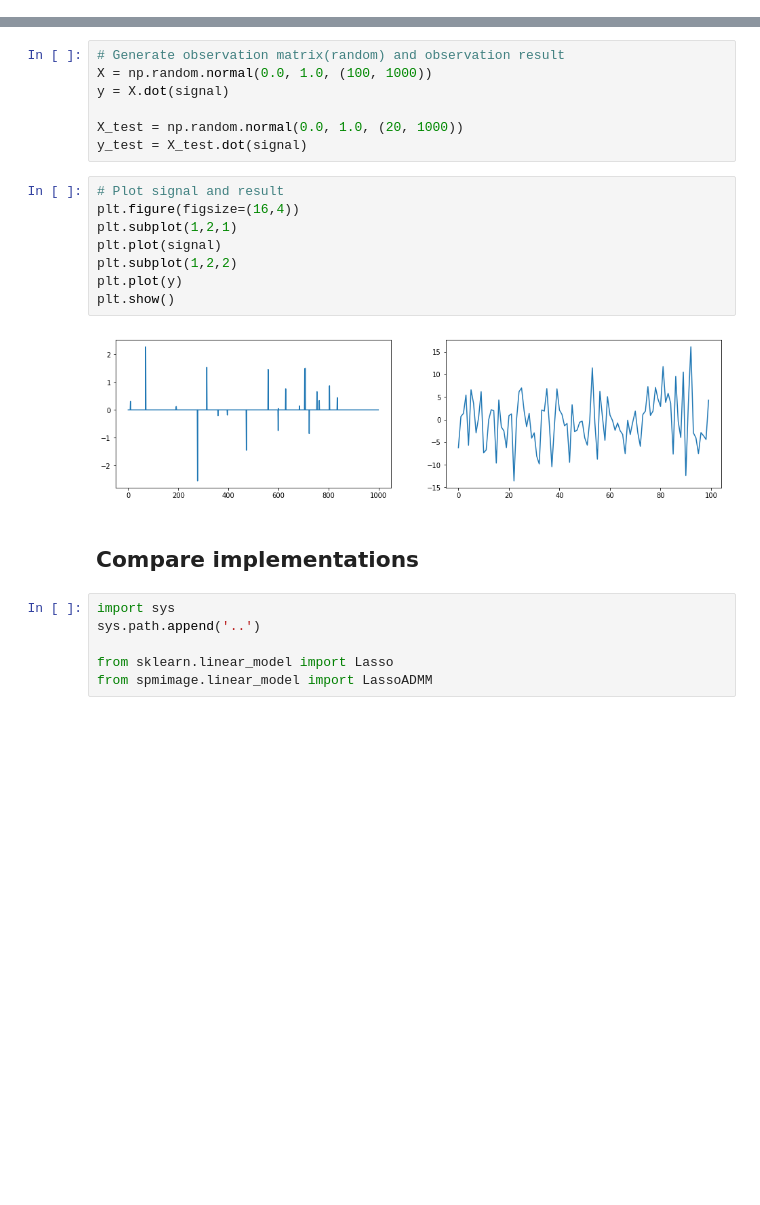
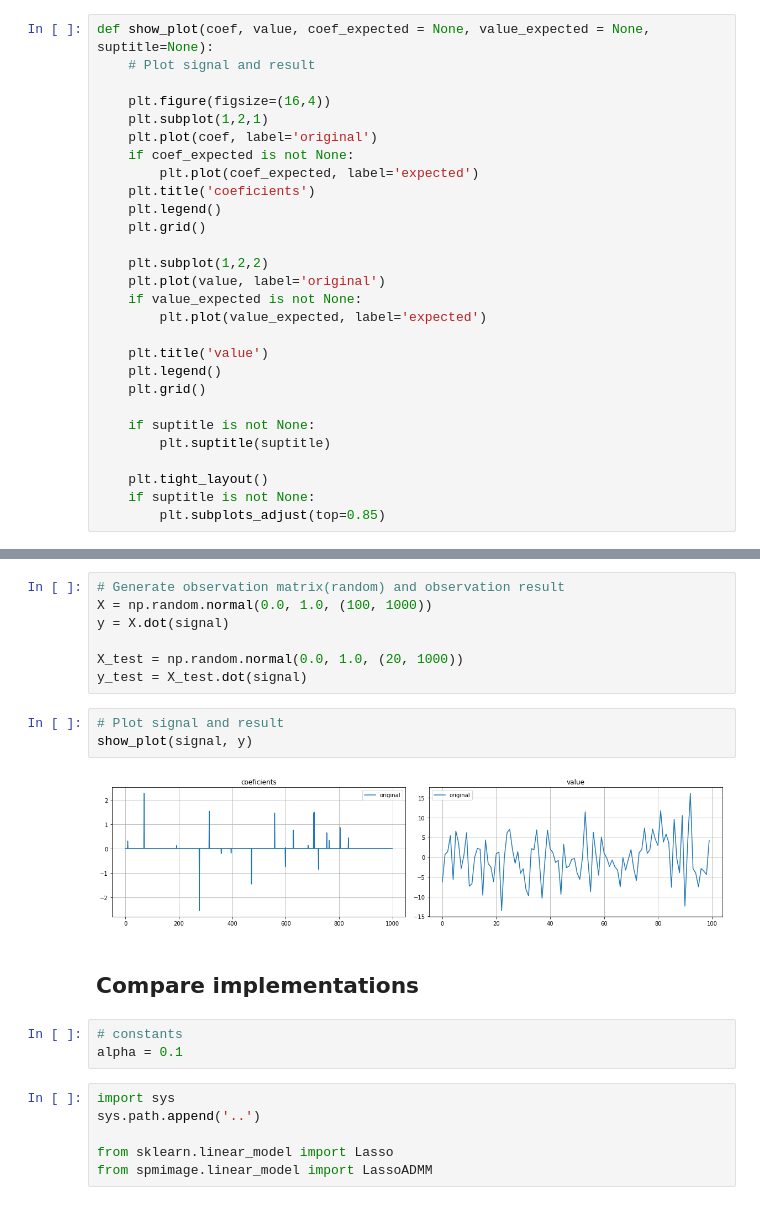
Before and after one commit to hacarus/spm-image, a Jupyter notebook: examples/lasso_admm.ipynb, the cells around one changed output, grey strips where cells are left out. Drawn from its saved outputs; the diff is of its cells as text; blank space fills up the shorter version.

Commit message:
refactor example notebook for ADMM to use common plot funcation #16

```diff
--- a/examples/lasso_admm.ipynb
+++ b/examples/lasso_admm.ipynb
@@ -9,6 +8,34 @@ import matplotlib.pyplot as plt
 %matplotlib inline
 %load_ext autoreload
 %autoreload 1
+# %%
+def show_plot(coef, value, coef_expected = None, value_expected = None, suptitle=None):
+    # Plot signal and result
+
+    plt.figure(figsize=(16,4))
+    plt.subplot(1,2,1)
+    plt.plot(coef, label='original')
+    if coef_expected is not None:
+        plt.plot(coef_expected, label='expected')
+    plt.title('coeficients')
+    plt.legend()
+    plt.grid()
+
+    plt.subplot(1,2,2)
+    plt.plot(value, label='original')
+    if value_expected is not None:
+        plt.plot(value_expected, label='expected')
+
+    plt.title('value')
+    plt.legend()
+    plt.grid()
+
+    if suptitle is not None:
+        plt.suptitle(suptitle)
+
+    plt.tight_layout()
+    if suptitle is not None:
+        plt.subplots_adjust(top=0.85)
 # %% [markdown]
 ## Generate sparce signal and apply random-linear transform
 # %%
@@ -26,18 +53,16 @@ y = X.dot(signal)
 
 X_test = np.random.normal(0.0, 1.0, (20, 1000))
 y_test = X_test.dot(signal)
-# %%
-# Plot signal and result
-plt.figure(figsize=(16,4))
-plt.subplot(1,2,1)
-plt.plot(signal)
-plt.subplot(1,2,2)
-plt.plot(y)
-plt.show()
-# %% [output]
-[figure, removed]
+# %%
+# Plot signal and result
+show_plot(signal, y)
+# %% [output]
+[figure, added]
 # %% [markdown]
 ## Compare implementations
+# %%
+# constants
+alpha = 0.1
 # %%
 import sys
 sys.path.append('..')
```
Also changed, not shown: parts of 16 cells of this notebook.
